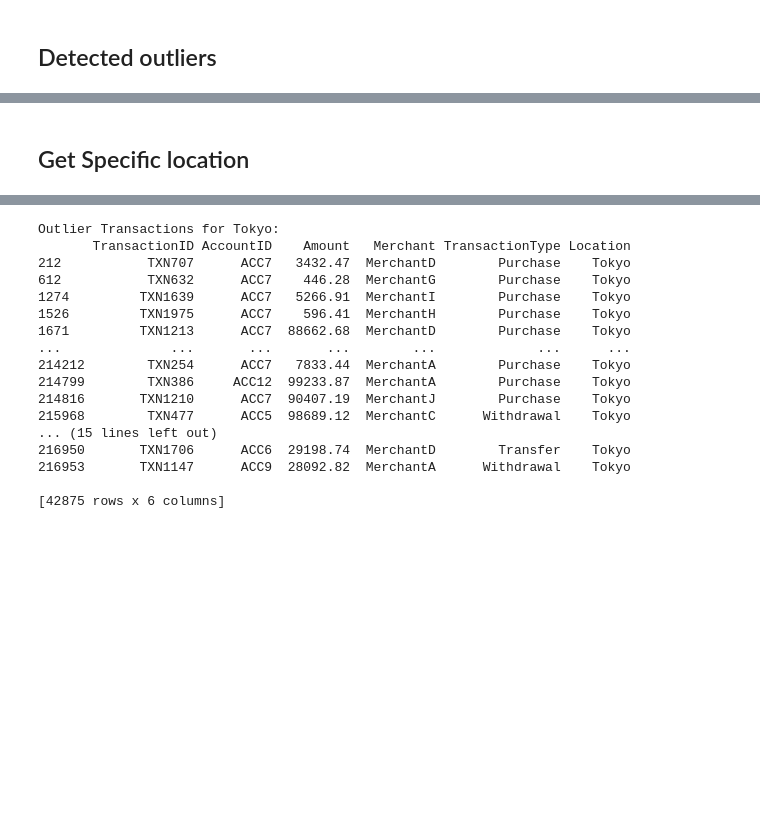
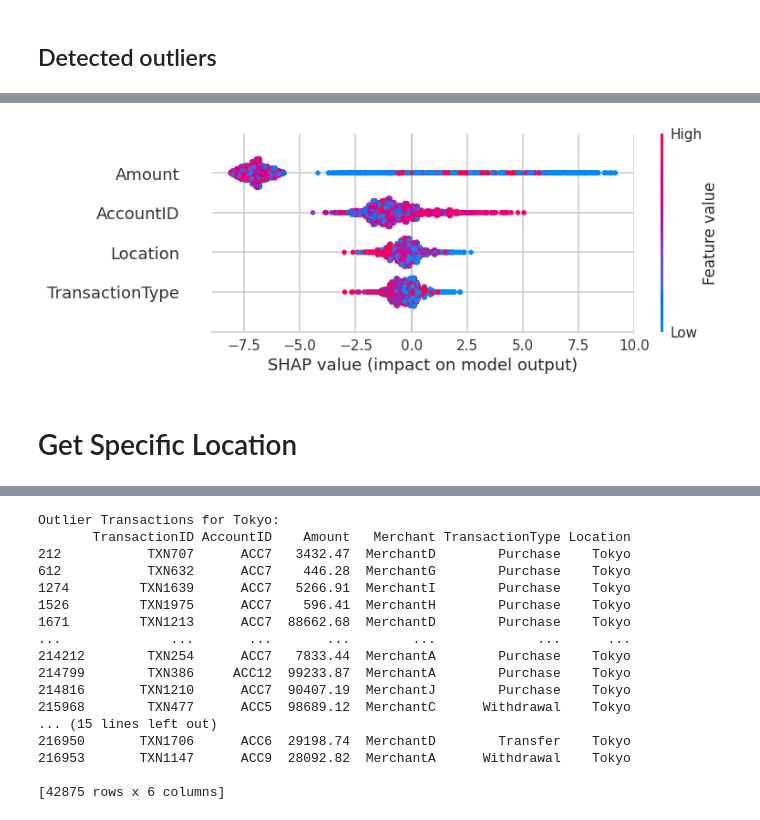
Before and after one commit to naufalkr/XAI-erp-transaction-anomaly, a Jupyter notebook: ERP_Anomaly_Detection.ipynb, the cells around one changed output, grey strips where cells are left out. Drawn from its saved outputs; the diff is of its cells as text; code cells hidden in the pictures; blank space fills up the shorter version.

Commit message:
update SHAP and generative ai classification

```diff
--- a/ERP_Anomaly_Detection.ipynb
+++ b/ERP_Anomaly_Detection.ipynb
@@ -574,0 +811,5 @@ dtype: object
+# %%
+xgb_model = XGBClassifier(use_label_encoder=False, eval_metric='logloss', random_state=42)
+rf_model = RandomForestClassifier(n_estimators=100, random_state=42)
+catboost_model = CatBoostClassifier(silent=True, random_state=42)
+# svm_model = SVC(probability=True, random_state=42)
@@ -574,0 +882,2 @@ dtype: object
+# %%
+xgb_model.fit(X_train, y_train)
@@ -574,0 +1019,33 @@ dtype: object
+# %%
+import shap
+
+# shap_values_single = explainer.shap_values(outliers_Tokyo_model_shape)
+
+# sample_idx = 8122
+# X_sample = X_test
+# y_sample = y_test
+
+# Tampilkan data sampel yang dipilih
+# sample_idx = 0
+# X_sample = X_test.iloc[sample_idx:sample_idx+3]
+# y_sample = y_test.iloc[sample_idx:sample_idx+3]
+
+# # Tampilkan data sampel yang dipilih
+# print("Sampel yang dipilih untuk penjelasan:")
+# print(X_sample, y_sample)
+
+# explain the model's predictions using SHAP
+# explainer = shap.Explainer(model)
+explainer = shap.Explainer(xgb_model)
+
+shap_values = explainer(X_test)
+
+# Dapatkan nilai SHAP per fitur
+shap_values_df = pd.DataFrame(shap_values.values, columns=X_test.columns)
+shap_values_df['total_contribution'] = shap_values_df.sum(axis=1)
+
+print(shap_values_df.head())
+
+# VISUALISASI NON OUTLIER (Index 0)
+shap.initjs()
+shap.plots.force(shap_values[0])
@@ -574,0 +1084,4 @@ dtype: object
+# %%
+shap.summary_plot(shap_values, X_test)
+# %% [output]
+[figure, added]
@@ -575,5 +1128,5 @@ dtype: object
 # %% [markdown]
-## Get Specific location
+# Get Specific Location
 # %%
 subset_df
 # %% [output]
```
Also changed, not shown: parts of 43 cells of this notebook.
